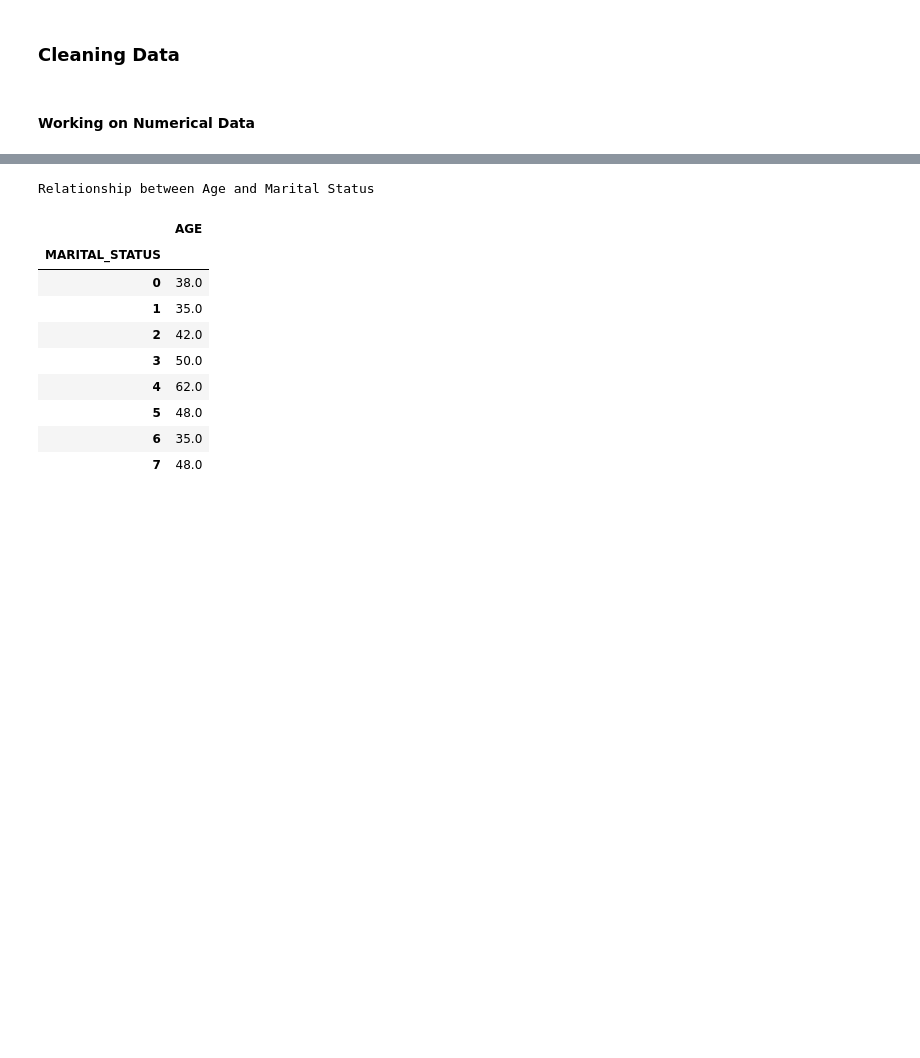
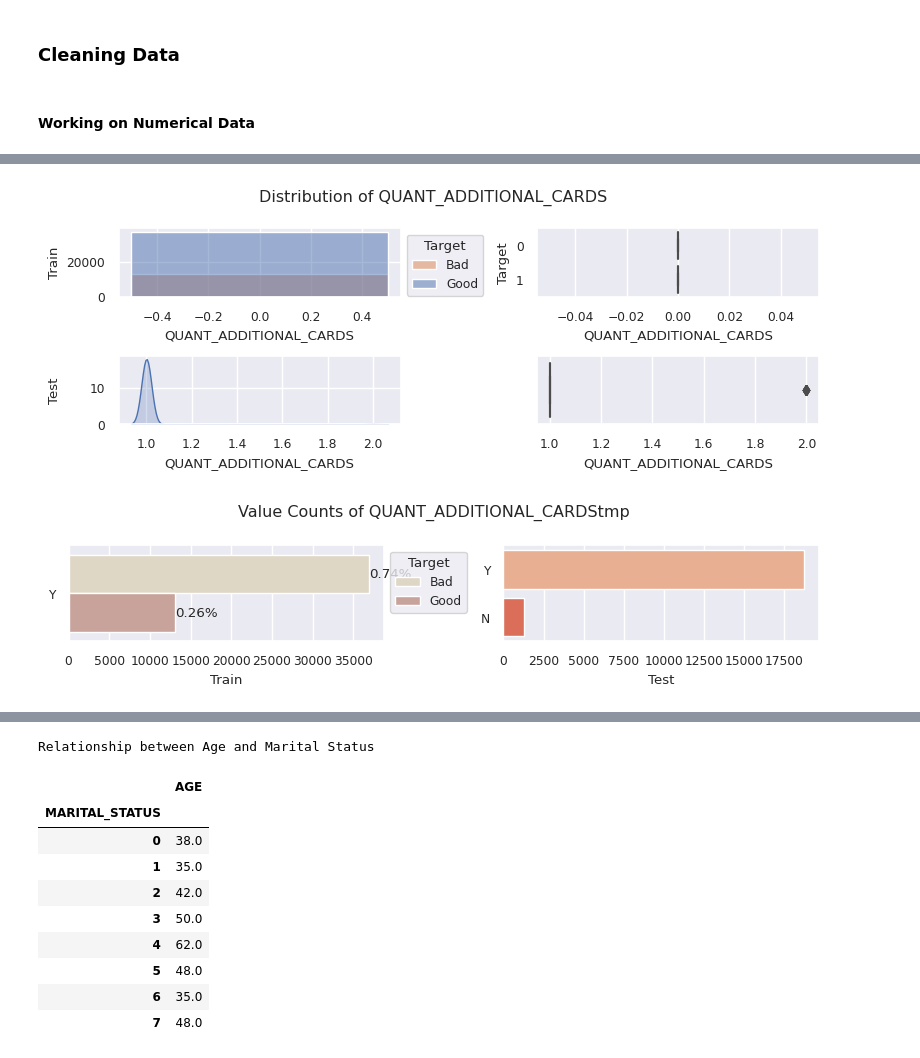
Before and after one commit to tutecode/credit-risk-analysis, a Jupyter notebook: src/notebooks/eda_ml_model_v0.ipynb, the cells around one changed output, grey strips where cells are left out. Cells and saved outputs as stored; diff of their text form; code cells hidden in the pictures; blank space fills up the shorter version.

```diff
--- a/src/notebooks/eda_ml_model_v0.ipynb
+++ b/src/notebooks/eda_ml_model_v0.ipynb
@@ -533,27 +536,30 @@ percents_by_target = get_percents_by_target(tmp_col,app_train_cop,target_col)
 # %%
 #'QUANT_ADDITIONAL_CARDS' tiene solo un valor (0), se puede eliminar.
 # idea: colocar como binario si tiene o no tiene una tarjeta adicional
 # se reemplazaran tanto en test con el valor mas frequente de toda
 # la distribucion (train + test), valor_frecuente = 0 (sin tarjeta)
 # sigue siendo variable numerica
 curr_col_name = "QUANT_ADDITIONAL_CARDS"
 tmp_col = curr_col_name + "tmp"
 #before of cleaning
-#plotting_distribution(curr_col_name,app_train_cop,app_test_cop,target_col)
+plotting_distribution(curr_col_name,app_train_cop,app_test_cop,target_col)
 
 # categorical changes
 
 # cast to binary numerical categories {0: have a card, 1: don't have a card}
 app_train_cop[tmp_col] = np.where(app_train_cop[curr_col_name]>0,"N","Y")
 app_test_cop[tmp_col] = np.where(app_test_cop[curr_col_name]>0,"N","Y")
 
 #impute nans in testing with 0 (most frequent from train)
 imp_const_zero = SimpleImputer(missing_values=np.nan, strategy='constant',fill_value="Y")
 app_test_cop[tmp_col]=imp_const_zero.fit_transform(app_test_cop[[tmp_col]]).ravel()
 
 percents_by_target = get_percents_by_target(tmp_col,app_train_cop,target_col)
-#fig,axes = plt.subplots(1,2, figsize=(8,2))
-#plot_value_counts(#fig,axes,tmp_col,app_train_cop,app_test_cop,percents_by_target,target_col)
+fig,axes = plt.subplots(1,2, figsize=(8,2))
+plot_value_counts(fig,axes,tmp_col,app_train_cop,app_test_cop,percents_by_target,target_col)
+# %% [output]
+[figure, added]
+[figure, added]
 # %%
 #'POSTAL_ADDRESS_TYPE' tiene (1=49673, 2=327) (don't apply changes) (REMOVED)
 # se puede eliminar por la disparidad de valores.
```
Also changed, not shown: parts of 47 cells of this notebook, 10 other files.
